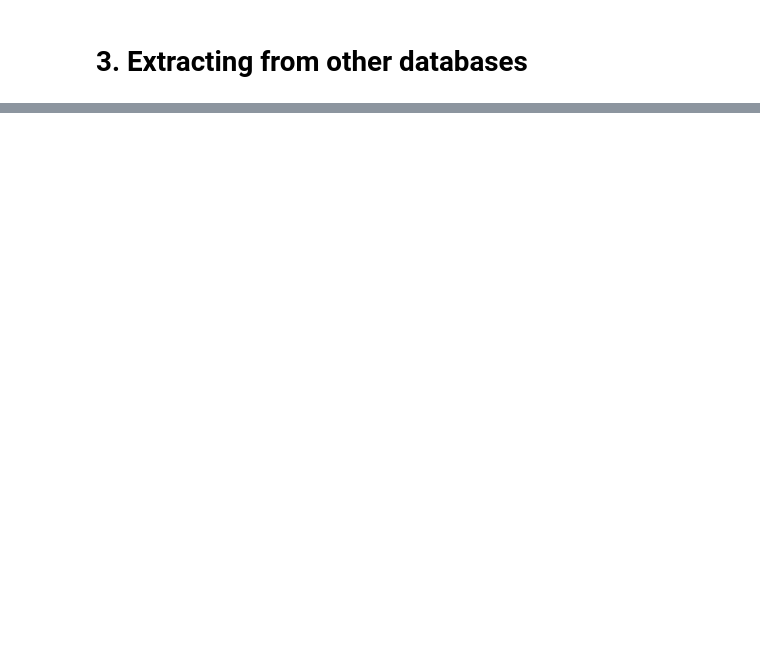
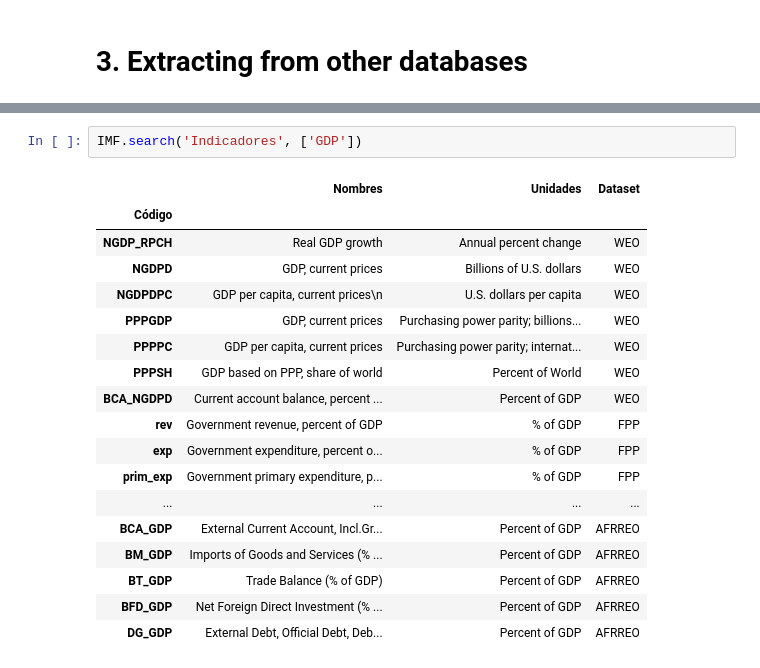
Before and after one commit to estcab00/timeseries-python, a Jupyter notebook: Sessions/Session 3 - Time Series Extraction.ipynb, the cells around one changed output, grey strips where cells are left out. Cells and saved outputs as stored; diff of their text form; blank space fills up the shorter version.

```diff
--- a/Sessions/Session 3 - Time Series Extraction.ipynb
+++ b/Sessions/Session 3 - Time Series Extraction.ipynb
@@ -1094,0 +562,21 @@ timelapse
+# %%
+IMF.search('Indicadores', ['GDP'])
+# %% [output]
+|  | Nombres | Unidades | Dataset |
+| Código |  |  |  |
+| NGDP_RPCH | Real GDP growth | Annual percent change | WEO |
+| NGDPD | GDP, current prices | Billions of U.S. dollars | WEO |
+| NGDPDPC | GDP per capita, current prices\n | U.S. dollars per capita | WEO |
+| PPPGDP | GDP, current prices | Purchasing power parity; billions... | WEO |
+| PPPPC | GDP per capita, current prices | Purchasing power parity; internat... | WEO |
+| PPPSH | GDP based on PPP, share of world | Percent of World | WEO |
+| BCA_NGDPD | Current account balance, percent ... | Percent of GDP | WEO |
+| rev | Government revenue, percent of GDP | % of GDP | FPP |
+| exp | Government expenditure, percent o... | % of GDP | FPP |
+| prim_exp | Government primary expenditure, p... | % of GDP | FPP |
+| ... | ... | ... | ... |
+| BCA_GDP | External Current Account, Incl.Gr... | Percent of GDP | AFRREO |
+| BM_GDP | Imports of Goods and Services (% ... | Percent of GDP | AFRREO |
+| BT_GDP | Trade Balance (% of GDP) | Percent of GDP | AFRREO |
+| BFD_GDP | Net Foreign Direct Investment (% ... | Percent of GDP | AFRREO |
+| DG_GDP | External Debt, Official Debt, Deb... | Percent of GDP | AFRREO |
```
Also changed, not shown: parts of 101 cells of this notebook, 1 other file.
